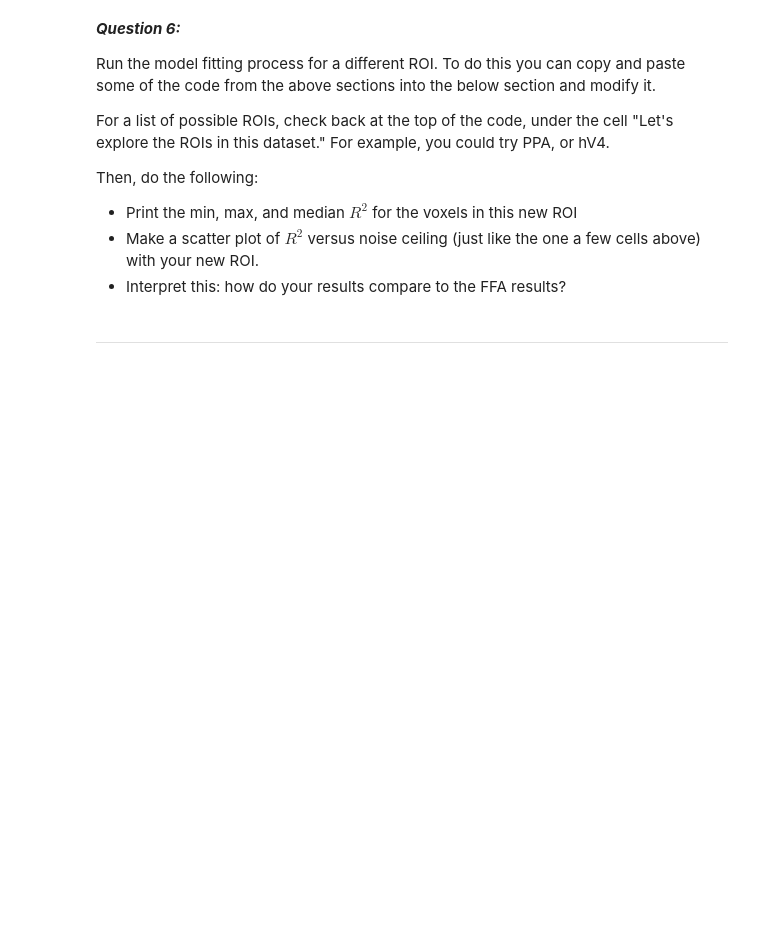
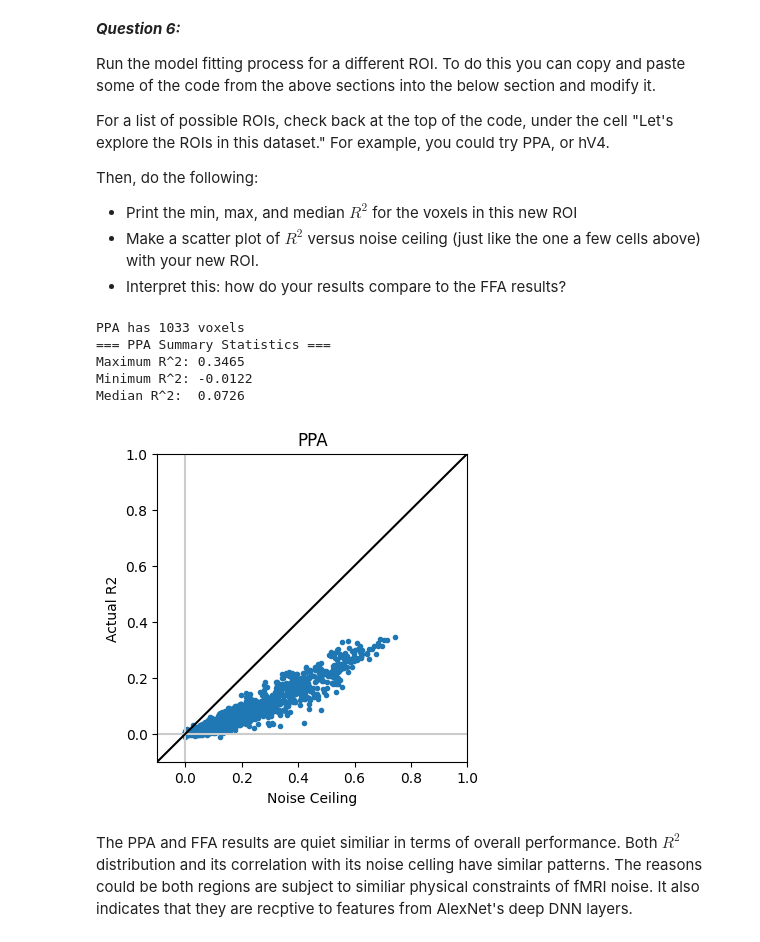
Before and after one commit to ninilin2023/90801, a Jupyter notebook: Lab07_Encoding_Model.ipynb, the cells around one changed output. Cells and saved outputs as stored; diff of their text form; code cells hidden in the pictures; blank space fills up the shorter version.

```diff
--- a/Lab07_Encoding_Model.ipynb
+++ b/Lab07_Encoding_Model.ipynb
@@ -816,4 +814,52 @@ Then, do the following:
-# %% [markdown]
-
-
----
+# %%
+# Define the ROI of interest
+new_roi_name = 'PPA'
+voxel_inds = get_roi_vox(roi_name = new_roi_name)
+
+print(f"{new_roi_name} has {np.sum(voxel_inds)} voxels")
+
+# Extract and send the fMRI data splits to PyTorch tensors on the GPU
+vtrn = torch.Tensor(voxel_data_trn[:, voxel_inds]).to(device).to(torch.float64)
+vout = torch.Tensor(voxel_data_holdout[:, voxel_inds]).to(device).to(torch.float64)
+vval = torch.Tensor(voxel_data_val[:, voxel_inds]).to(device).to(torch.float64)
+
+# Solve for ridge weights across all voxels in the new ROI
+weights_use = solve_ridge_fast(xtrn, vtrn, lambdas)
+
+# Predict validation responses and convert them back to NumPy arrays
+pred = xval @ weights_use
+actual_array = vval.cpu().numpy()
+pred_array = pred.cpu().numpy()
+
+# Compute R^2 for each voxel in this ROI
+r2_new = get_r2(actual_array, pred_array)
+
+# Calculate and print summary statistics
+print(f"=== {new_roi_name} Summary Statistics ===")
+print(f"Maximum R^2: {np.max(r2_new):.4f}")
+print(f"Minimum R^2: {np.min(r2_new):.4f}")
+print(f"Median R^2:  {np.median(r2_new):.4f}")
+
+# Generate and display the scatter plot vs. Noise Ceiling
+nc_new = noise_ceiling[voxel_inds]
+
+plt.figure(figsize=(4, 4))
+plt.plot(nc_new, r2_new, '.')
+plt.axhline(0, color=[0.8, 0.8, 0.8])
+plt.axvline(0, color=[0.8, 0.8, 0.8])
+plt.xlim([-0.1, 1])
+plt.ylim([-0.1, 1])
+plt.plot([-0.1, 1], [-0.1, 1], '-', color='k')
+plt.xlabel('Noise Ceiling')
+plt.ylabel('Actual R2')
+plt.title(f'{new_roi_name}')
+plt.show()
+# %% [output]
+PPA has 1033 voxels
+=== PPA Summary Statistics ===
+Maximum R^2: 0.3465
+Minimum R^2: -0.0122
+Median R^2:  0.0726
+[figure, added]
+# %% [markdown]
+The PPA and FFA results are quiet similiar in terms of overall performance. Both $R^2$ distribution and its correlation with its noise celling have similar patterns. The reasons could be both regions are subject to similiar physical constraints of fMRI noise. It also indicates that they are recptive to features from AlexNet's deep DNN layers.
```
Also changed, not shown: parts of 1 cell of this notebook.
